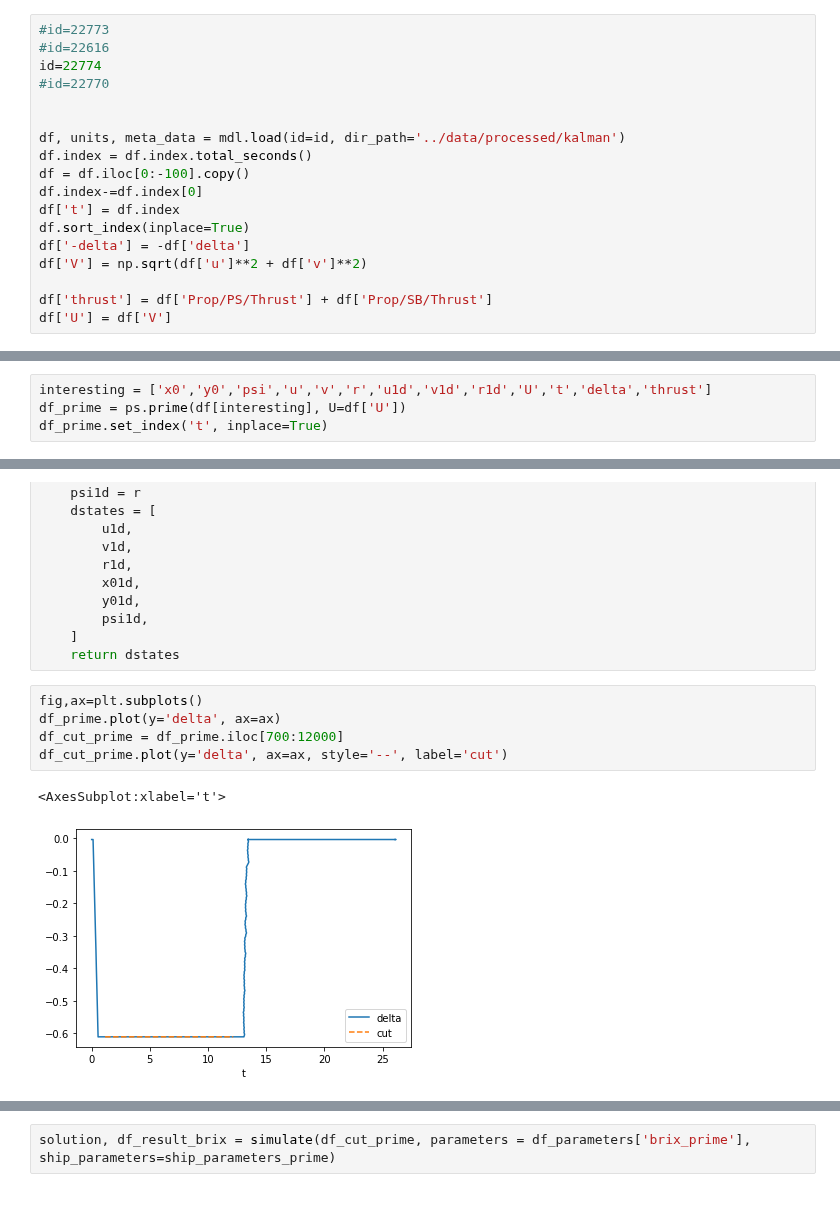
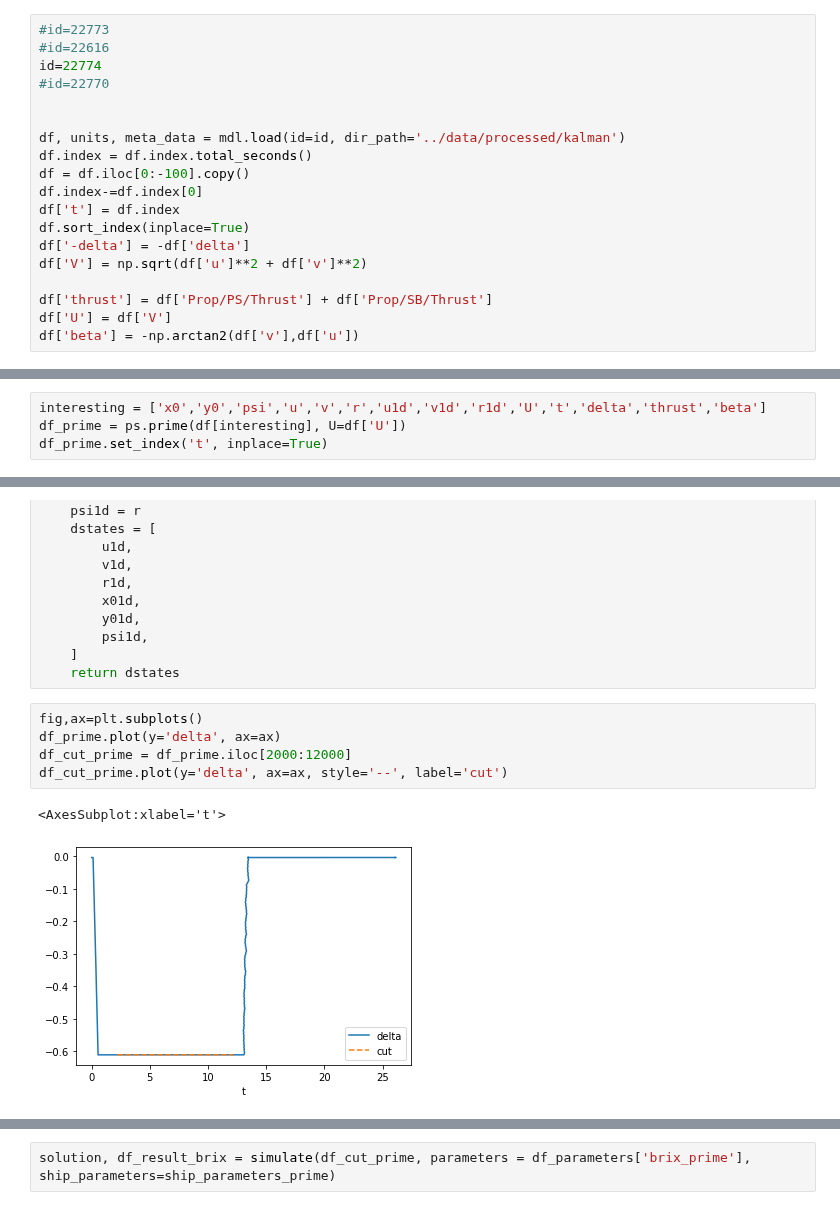
Before and after one commit to martinlarsalbert/VesselManoeuvringModels, a Jupyter notebook: notebooks/08_01_PIT_summary.ipynb, the cells around one changed output, grey strips where cells are left out. Cells and saved outputs as stored; diff of their text form.

```diff
--- a/notebooks/08_01_PIT_summary.ipynb
+++ b/notebooks/08_01_PIT_summary.ipynb
@@ -108,6 +108,7 @@ df['V'] = np.sqrt(df['u']**2 + df['v']**2)
 
 df['thrust'] = df['Prop/PS/Thrust'] + df['Prop/SB/Thrust']
 df['U'] = df['V']
+df['beta'] = -np.arctan2(df['v'],df['u'])
 # %%
 meta_data['rho']=1000
 meta_data['mass'] = meta_data['Volume']*meta_data['rho']
@@ -166,7 +188,7 @@ ship_parameters
 # %% [markdown]
 ## Prime system
 # %%
-interesting = ['x0','y0','psi','u','v','r','u1d','v1d','r1d','U','t','delta','thrust']
+interesting = ['x0','y0','psi','u','v','r','u1d','v1d','r1d','U','t','delta','thrust','beta']
 df_prime = ps.prime(df[interesting], U=df['U'])
 df_prime.set_index('t', inplace=True)
 # %%
@@ -320,11 +342,11 @@ def step(t, states, parameters, ship_parameters, control):
 # %%
 fig,ax=plt.subplots()
 df_prime.plot(y='delta', ax=ax)
-df_cut_prime = df_prime.iloc[700:12000]
+df_cut_prime = df_prime.iloc[2000:12000]
 df_cut_prime.plot(y='delta', ax=ax, style='--', label='cut')
 # %% [output]
 <AxesSubplot:xlabel='t'>
-[figure, old version]
+[figure, new version]
 # %%
 def simulate(df_, parameters, ship_parameters):
 
```
Also changed, not shown: parts of 21 cells of this notebook, 5 other files.
